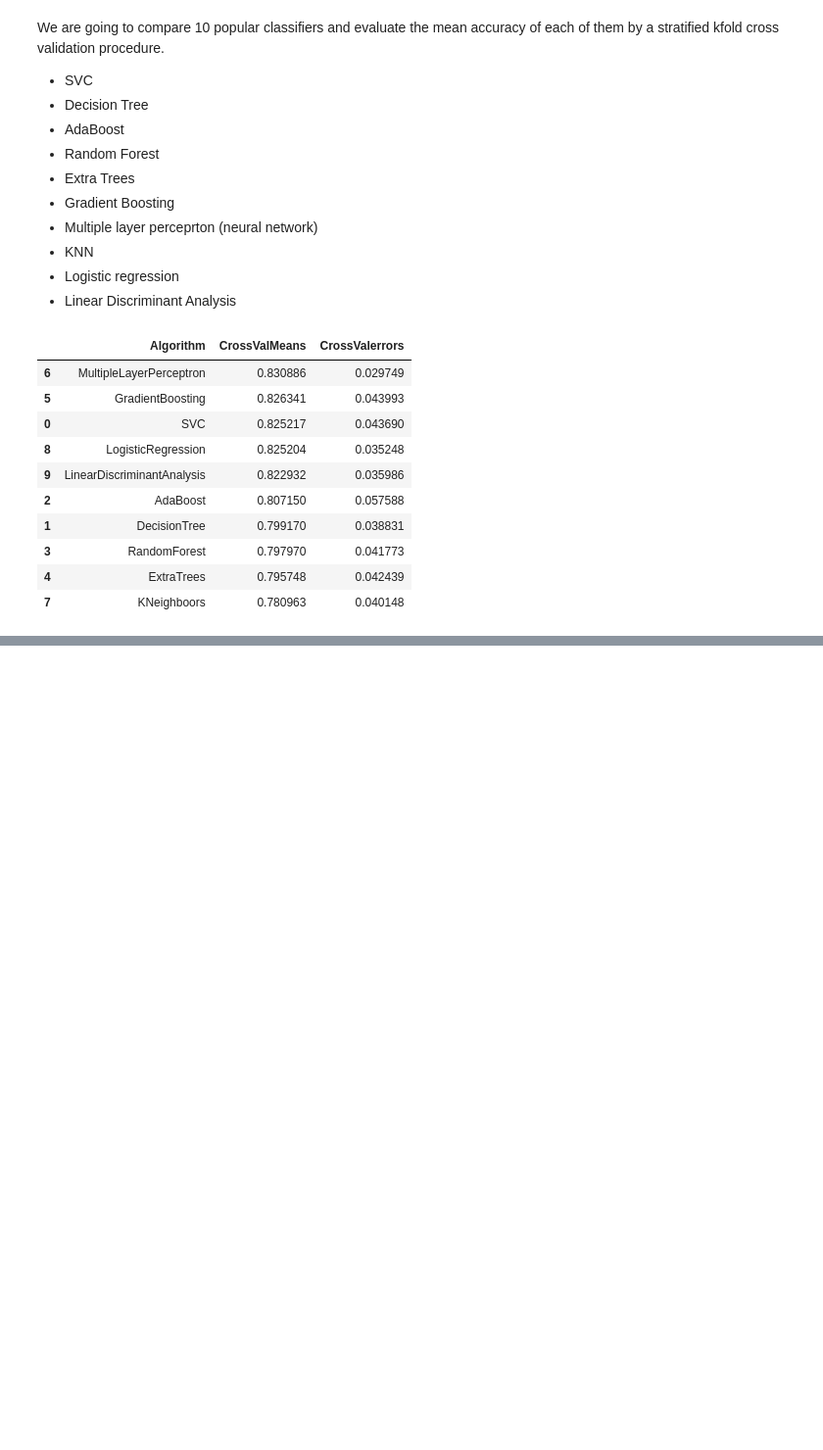
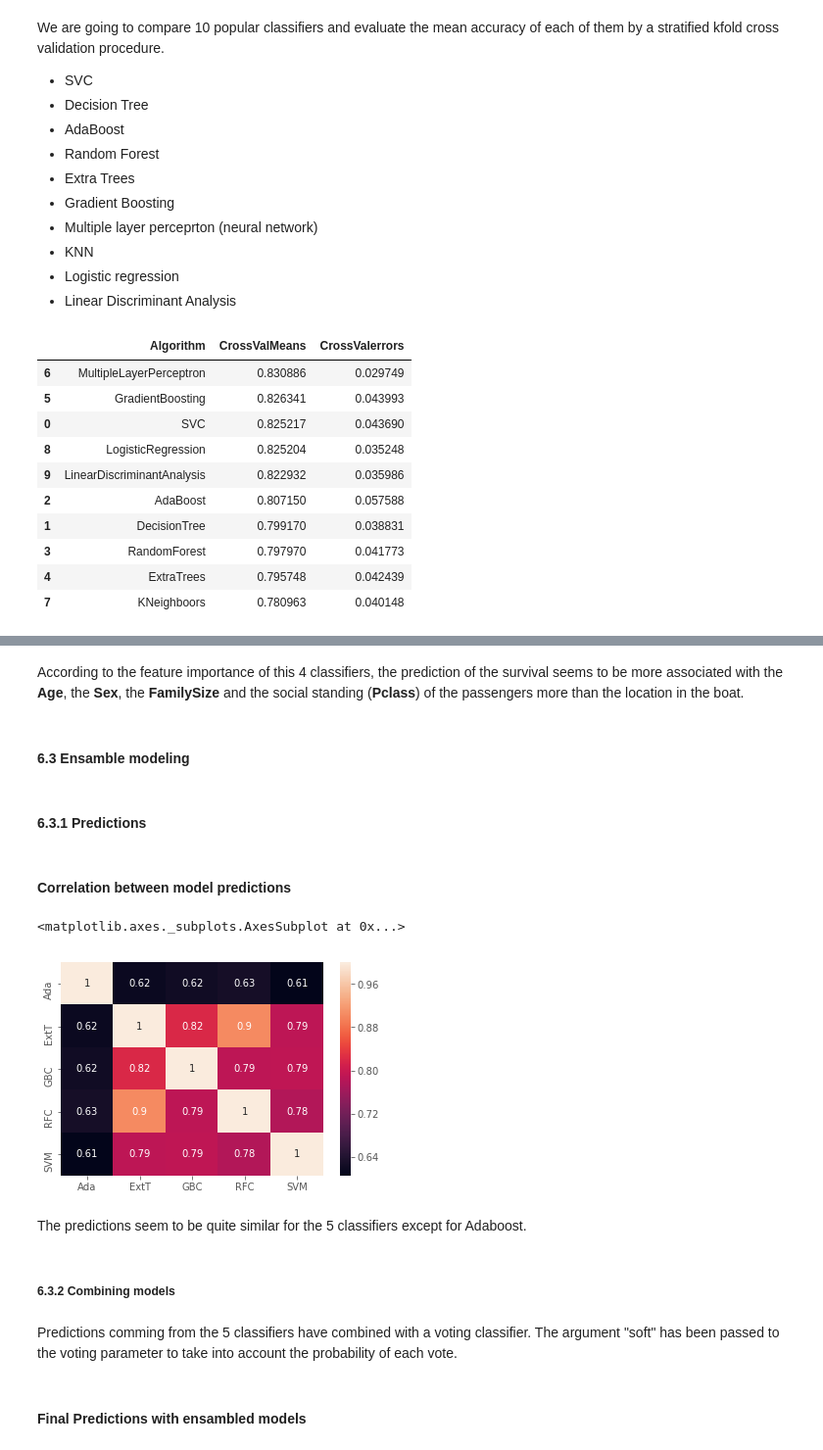
Before and after one commit to Juanan4290/Predicting-Property-Maintenance-Fines, a Jupyter notebook: TitanicChallenge/TitanicChallenge_v2.ipynb, the cells around one changed output, grey strips where cells are left out. Shown at 98% size. Saved outputs shown, nothing was run; the diff lists cells and outputs as text; code cells hidden in the pictures; blank space fills up the shorter version.

```diff
--- a/TitanicChallenge/TitanicChallenge_v2.ipynb
+++ b/TitanicChallenge/TitanicChallenge_v2.ipynb
@@ -647,0 +652,2 @@ cv_res.sort_values(['CrossValMeans'],ascending=False)
+# %%
+n_jobs = 20
@@ -676,0 +859,25 @@ Fitting 10 folds for each of 54 candidates, totalling 540 fits
+# %% [markdown]
+According to the feature importance of this 4 classifiers, the prediction of the survival seems to be more associated with the **Age**, the **Sex**, the **FamilySize** and the social standing (**Pclass**) of the passengers more than the location in the boat.
+# %% [markdown]
+#### 6.3 Ensamble modeling
+# %% [markdown]
+#### 6.3.1 Predictions
+# %%
+results = pd.DataFrame({"RFC":RFC_best.predict(X_test),
+                        "ExtT":ExtC_best.predict(X_test),
+                        "SVM":SVMC_best.predict(X_test),
+                        "Ada":ada_best.predict(X_test),
+                        "GBC":GBC_best.predict(X_test)})
+# %% [markdown]
+#### Correlation between model predictions
+# %%
+sns.heatmap(results.corr(),annot=True)
+# %% [output]
+<matplotlib.axes._subplots.AxesSubplot at 0x...>
+[figure, added]
+# %% [markdown]
+The predictions seem to be quite similar for the 5 classifiers except for Adaboost.
+# %% [markdown]
+##### 6.3.2 Combining models
+# %% [markdown]
+Predictions comming from the 5 classifiers have combined with a voting classifier. The argument "soft" has been passed to the voting parameter to take into account the probability of each vote.
@@ -677 +889,3 @@ Fitting 10 folds for each of 54 candidates, totalling 540 fits
+# %% [markdown]
+#### Final Predictions with ensambled models
 # %%
```
Also changed, not shown: parts of 32 cells of this notebook, 1 other file.
